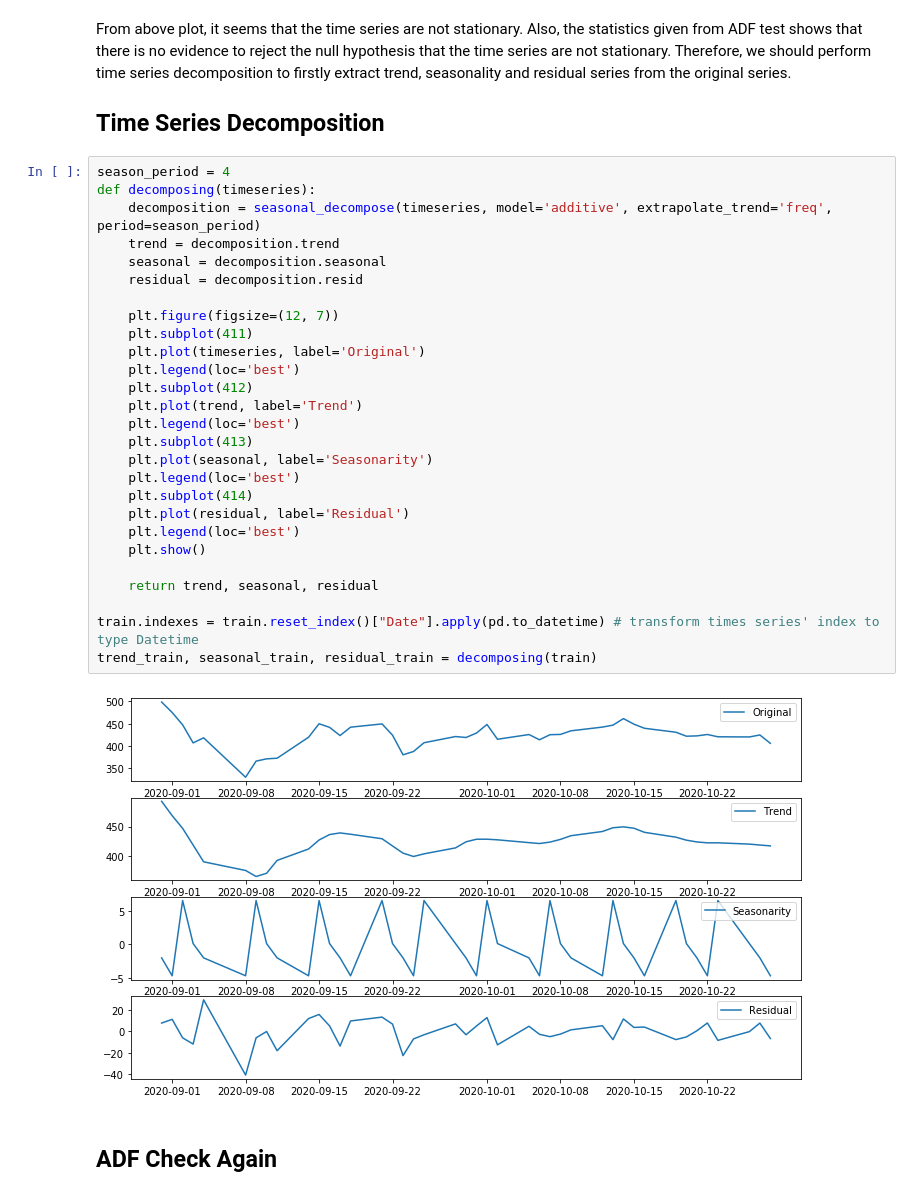
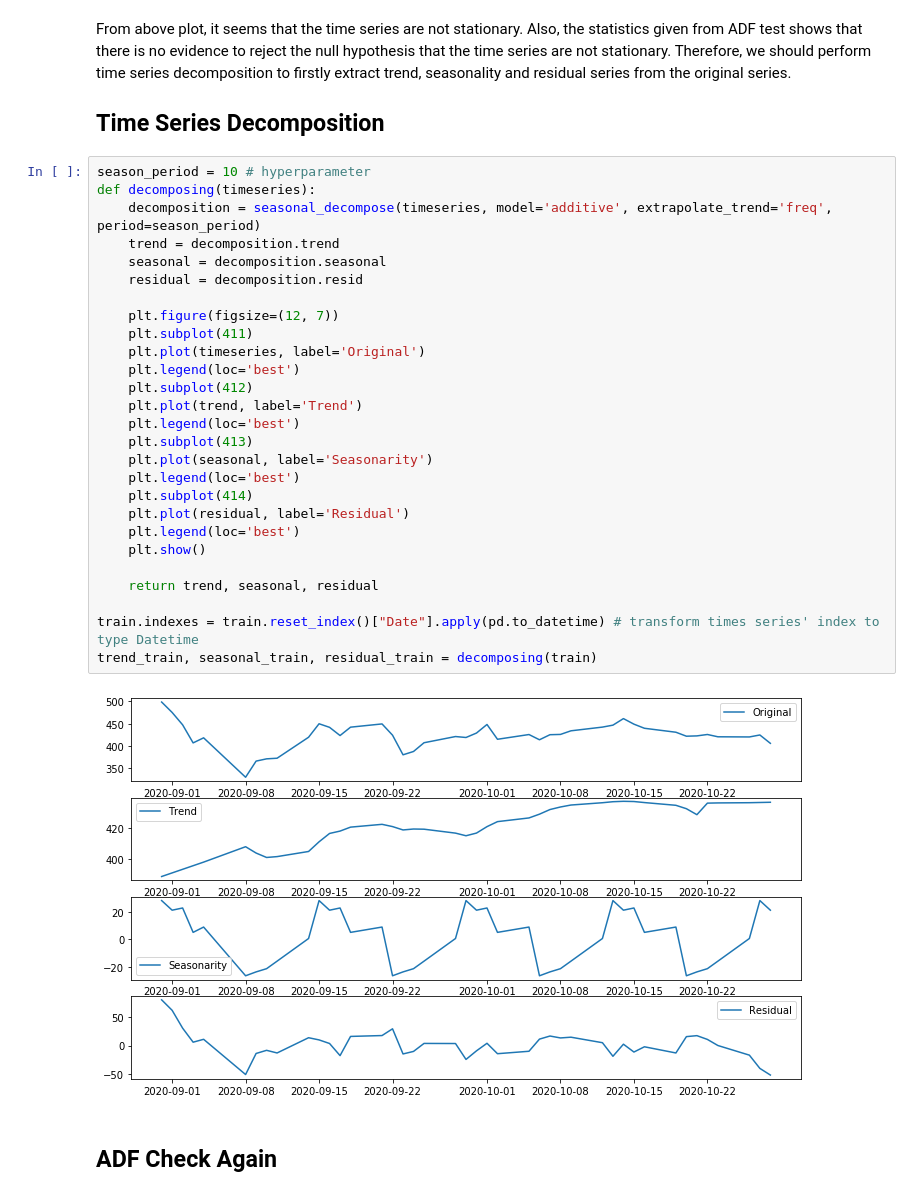
Before and after one commit to zzp1012/tesla-stock-prediction, a Jupyter notebook: draft-code/time-series.ipynb, the cells around one changed output. Cells and saved outputs as stored; diff of their text form.

```diff
--- a/draft-code/time-series.ipynb
+++ b/draft-code/time-series.ipynb
@@ -79,34 +79,34 @@ From above plot, it seems that the time series are not stationary. Also, the sta
 
 ## Time Series Decomposition
 # %%
-season_period = 4
+season_period = 10 # hyperparameter
 def decomposing(timeseries):
     decomposition = seasonal_decompose(timeseries, model='additive', extrapolate_trend='freq', period=season_period)
     trend = decomposition.trend
     seasonal = decomposition.seasonal
     residual = decomposition.resid
 
     plt.figure(figsize=(12, 7))
     plt.subplot(411)
     plt.plot(timeseries, label='Original')
     plt.legend(loc='best')
     plt.subplot(412)
     plt.plot(trend, label='Trend')
     plt.legend(loc='best')
     plt.subplot(413)
     plt.plot(seasonal, label='Seasonarity')
     plt.legend(loc='best')
     plt.subplot(414)
     plt.plot(residual, label='Residual')
     plt.legend(loc='best')
     plt.show()
 
     return trend, seasonal, residual
 
 train.indexes = train.reset_index()["Date"].apply(pd.to_datetime) # transform times series' index to type Datetime
 trend_train, seasonal_train, residual_train = decomposing(train)
 # %% [output]
-[figure, old version]
+[figure, new version]
 # %% [markdown]
 ## ADF Check Again
 # %%
```
Also changed, not shown: parts of 15 cells of this notebook, 1 other file.
